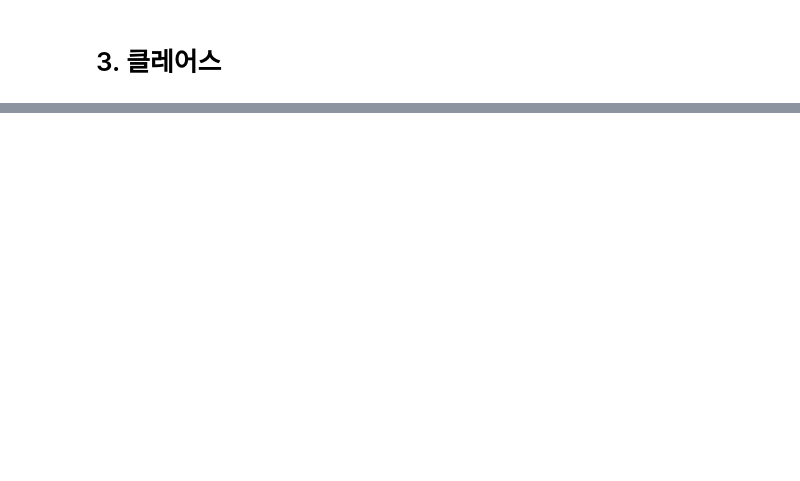
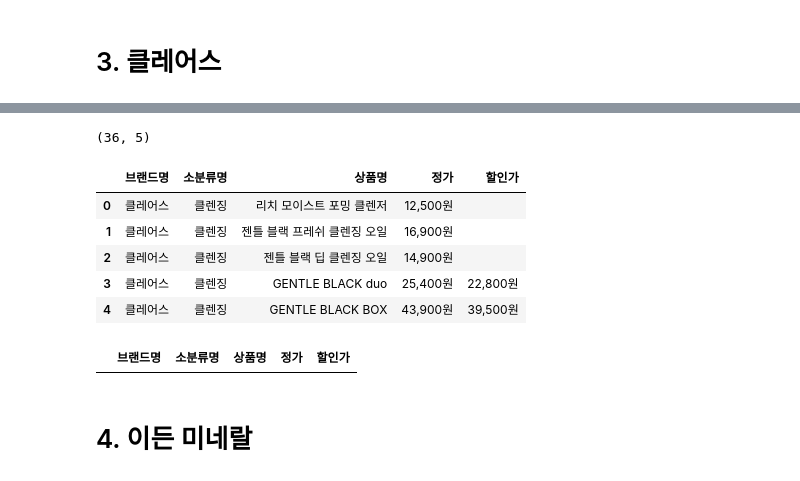
Before and after one commit to CSJ516/Weather_Bigdata_contest, a Jupyter notebook: 08.여러 사이트 화장품 스크래핑.ipynb, the cells around one changed output, grey strips where cells are left out. Saved outputs shown, nothing was run; the diff lists cells and outputs as text; code cells hidden in the pictures; blank space fills up the shorter version.

```diff
--- a/08.여러 사이트 화장품 스크래핑.ipynb
+++ b/08.여러 사이트 화장품 스크래핑.ipynb
@@ -178,0 +302,5 @@ price[:5]
+# %%
+# 가격 수집 (정가, 할인가)
+price = html.find_all('p', class_='price')
+print(len(price))
+price[:5]
@@ -178,0 +335,34 @@ price[:5]
+# %%
+# 최종 스크래핑 코드
+def cosmetic_scraping(category):
+
+    total_data = []
+    for cat in category:
+        url = f'https://www.klairs.com/shop/search_result.php?search_str=%EB%B9%84%EA%B1%B4&cate={cat}&ctype=big'
+        html = BeautifulSoup(requests.get(url, headers={'User-agent': 'Mozilla/5.0'}).text, "lxml")
+
+        # 소분류명, 상품명, 가격 (정가, 할인가)
+        so_cat = html.find_all('a', class_='selected')[0].text
+        item = html.find_all('p', class_='name')
+        price = html.find_all('p', class_='price')
+
+        data = []
+        for i in range(len(item)):
+            item2 = item[i].text
+            if price[i].find('span', class_='sale') is None:
+                price2 = price[i].text.strip()
+                price3 = ' '
+            else:
+                price2 = price[i].find('span', class_='nprice').text + '원'
+                price3 = price[i].find('span', class_='sprice').text + '원'
+            data.append([so_cat, item2, price2, price3])
+        total_data.append(data)
+
+    df = pd.DataFrame(sum(total_data, []))
+    df.columns = ['소분류명', '상품명', '정가', '할인가']
+    return df
+# %%
+# 카테고리 선정 후 수집
+df = cosmetic_scraping(['1030','1005','1024','1025','1028'])
+print(df.shape)
+df.head()
@@ -178,0 +377,14 @@ price[:5]
+# %%
+df['브랜드명'] = '클레어스'
+df = df[['브랜드명','소분류명','상품명','정가','할인가']]
+df.reset_index(drop=True, inplace=True)
+print(df.shape)
+df.head()
+# %% [output]
+(36, 5)
+|  | 브랜드명 | 소분류명 | 상품명 | 정가 | 할인가 |
+| 0 | 클레어스 | 클렌징 | 리치 모이스트 포밍 클렌저 | 12,500원 |  |
+| 1 | 클레어스 | 클렌징 | 젠틀 블랙 프레쉬 클렌징 오일 | 16,900원 |  |
+| 2 | 클레어스 | 클렌징 | 젠틀 블랙 딥 클렌징 오일 | 14,900원 |  |
+| 3 | 클레어스 | 클렌징 | GENTLE BLACK duo | 25,400원 | 22,800원 |
+| 4 | 클레어스 | 클렌징 | GENTLE BLACK BOX | 43,900원 | 39,500원 |
@@ -178,0 +393,6 @@ price[:5]
+# %%
+df[df.상품명.duplicated()]
+# %% [output]
+|  | 브랜드명 | 소분류명 | 상품명 | 정가 | 할인가 |
+# %% [markdown]
+# 4. 이든 미네랄
```
Also changed, not shown: parts of 30 cells of this notebook, 3 other files.
